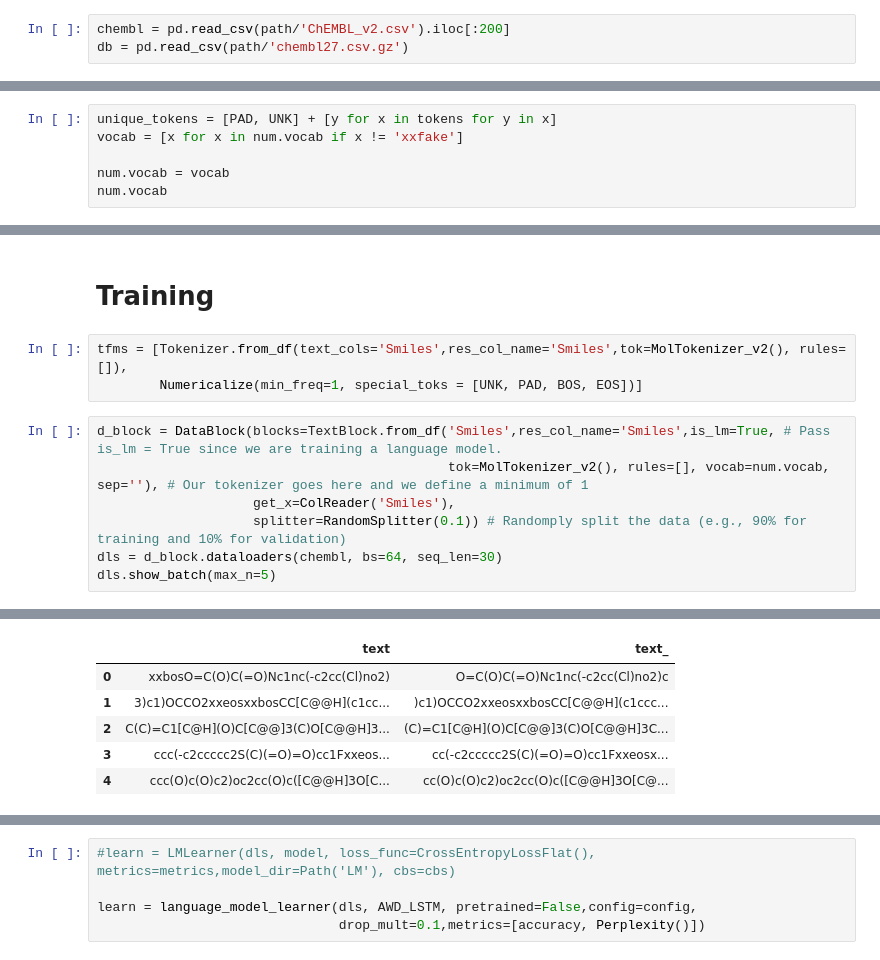
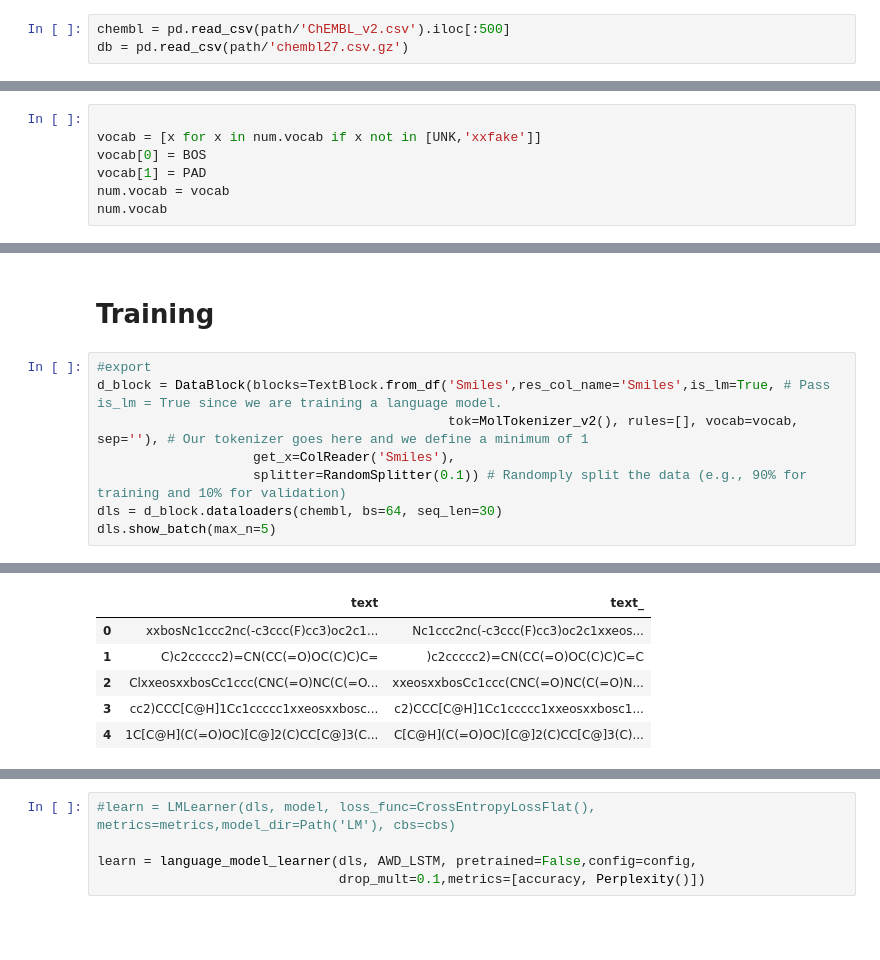
Before and after one commit to Marcosuff/Marcosuff.github.io, a Jupyter notebook: nbs/SMILES_LSTM_fastaiv2.ipynb, the cells around one changed output, grey strips where cells are left out. Drawn from its saved outputs; the diff is of its cells as text; blank space fills up the shorter version.

```diff
--- a/nbs/SMILES_LSTM_fastaiv2.ipynb
+++ b/nbs/SMILES_LSTM_fastaiv2.ipynb
@@ -36,7 +39,7 @@ Mounted at mydrive
 # %% [markdown]
 # **Import data**
 # %%
-chembl = pd.read_csv(path/'ChEMBL_v2.csv').iloc[:200]
+chembl = pd.read_csv(path/'ChEMBL_v2.csv').iloc[:500]
 db = pd.read_csv(path/'chembl27.csv.gz')
 # %%
 target_name = 'CHEMBL244'
@@ -107,8 +109,9 @@ num.vocab
  '6',
  'xxfake']
 # %%
-unique_tokens = [PAD, UNK] + [y for x in tokens for y in x]
-vocab = [x for x in num.vocab if x != 'xxfake']
 
+vocab = [x for x in num.vocab if x not in [UNK,'xxfake']]
+vocab[0] = BOS
+vocab[1] = PAD
 num.vocab = vocab
 num.vocab
@@ -331,21 +315,19 @@ dls.show_batch()
 | 8 | c c c ( [C@@] 2 3 O c 4 c c ( O C... | c c ( [C@@] 2 3 O c 4 c c ( O C )... |
 # %% [markdown]
 # **Training**
-# %%
-tfms = [Tokenizer.from_df(text_cols='Smiles',res_col_name='Smiles',tok=MolTokenizer_v2(), rules=[]),
-        Numericalize(min_freq=1, special_toks = [UNK, PAD, BOS, EOS])]
 # %%
+#export
 d_block = DataBlock(blocks=TextBlock.from_df('Smiles',res_col_name='Smiles',is_lm=True, # Pass is_lm = True since we are training a language model.
-                                             tok=MolTokenizer_v2(), rules=[], vocab=num.vocab, sep=''), # Our tokenizer goes here and we define a minimum of 1
+                                             tok=MolTokenizer_v2(), rules=[], vocab=vocab, sep=''), # Our tokenizer goes here and we define a minimum of 1
                     get_x=ColReader('Smiles'),
                     splitter=RandomSplitter(0.1)) # Randomply split the data (e.g., 90% for training and 10% for validation)
 dls = d_block.dataloaders(chembl, bs=64, seq_len=30)
 dls.show_batch(max_n=5)
 # %% [output]
 [interactive output not drawn]
 |  | text | text_ |
-| 0 | xxbosO=C(O)C(=O)Nc1nc(-c2cc(Cl)no2) | O=C(O)C(=O)Nc1nc(-c2cc(Cl)no2)c |
-| 1 | 3)c1)OCCO2xxeosxxbosCC[C@@H](c1cc... | )c1)OCCO2xxeosxxbosCC[C@@H](c1ccc... |
-| 2 | C(C)=C1[C@H](O)C[C@@]3(C)O[C@@H]3... | (C)=C1[C@H](O)C[C@@]3(C)O[C@@H]3C... |
-| 3 | ccc(-c2ccccc2S(C)(=O)=O)cc1Fxxeos... | cc(-c2ccccc2S(C)(=O)=O)cc1Fxxeosx... |
-| 4 | ccc(O)c(O)c2)oc2cc(O)c([C@@H]3O[C... | cc(O)c(O)c2)oc2cc(O)c([C@@H]3O[C@... |
+| 0 | xxbosNc1ccc2nc(-c3ccc(F)cc3)oc2c1... | Nc1ccc2nc(-c3ccc(F)cc3)oc2c1xxeos... |
+| 1 | C)c2ccccc2)=CN(CC(=O)OC(C)C)C= | )c2ccccc2)=CN(CC(=O)OC(C)C)C=C |
+| 2 | ClxxeosxxbosCc1ccc(CNC(=O)NC(C(=O... | xxeosxxbosCc1ccc(CNC(=O)NC(C(=O)N... |
+| 3 | cc2)CCC[C@H]1Cc1ccccc1xxeosxxbosc... | c2)CCC[C@H]1Cc1ccccc1xxeosxxbosc1... |
+| 4 | 1C[C@H](C(=O)OC)[C@]2(C)CC[C@]3(C... | C[C@H](C(=O)OC)[C@]2(C)CC[C@]3(C)... |
```
Also changed, not shown: parts of 21 cells of this notebook.
